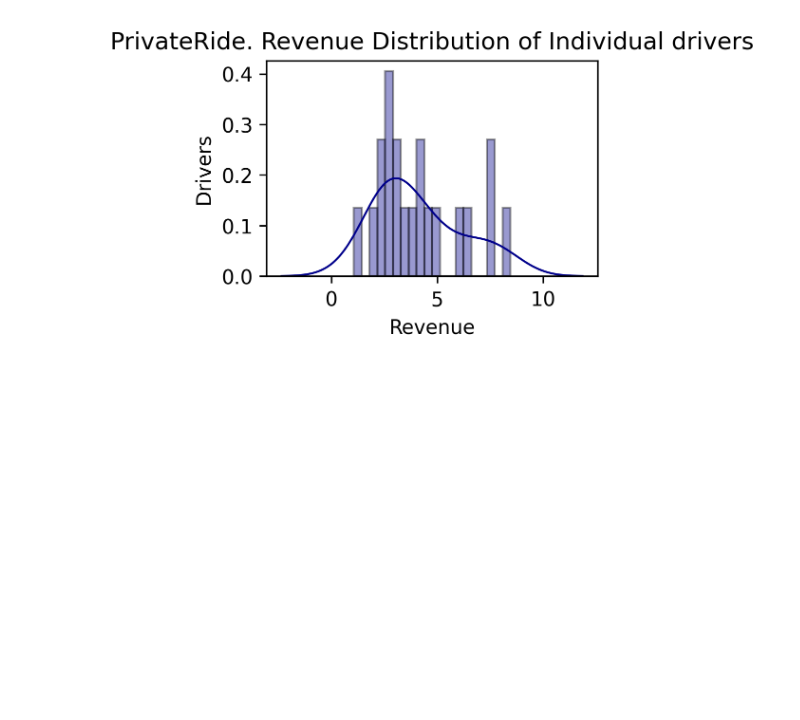
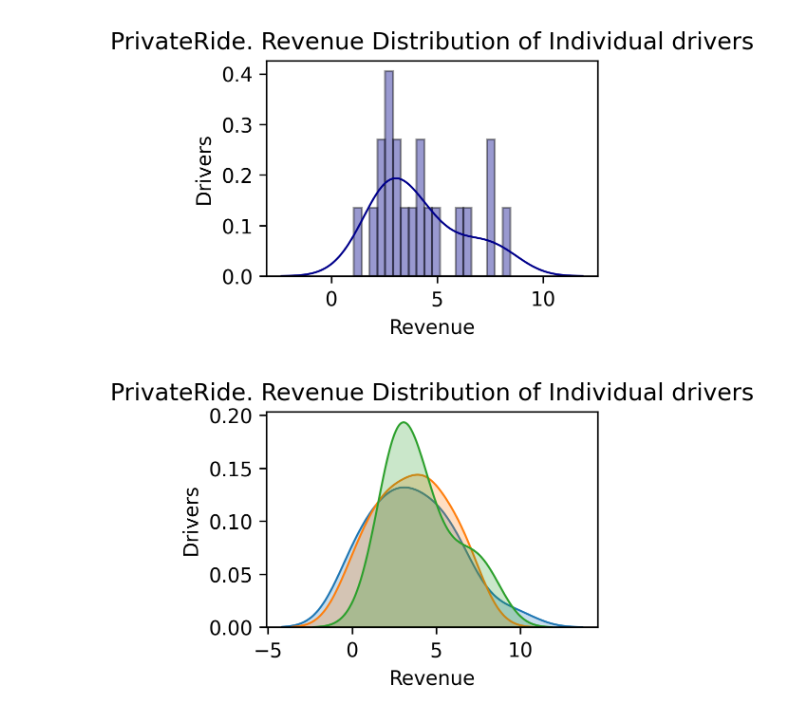
Before and after one commit to Jagiellonian-University/MaaSSim, a Jupyter notebook: docs/tutorials/Plotting/Plotting.ipynb, the cells around one changed output. Cells and saved outputs as stored; diff of their text form; code cells hidden in the pictures; blank space fills up the shorter version.

Commit message:
plots

```diff
--- a/docs/tutorials/Plotting/Plotting.ipynb
+++ b/docs/tutorials/Plotting/Plotting.ipynb
@@ -121,3 +121,15 @@ plt.title('PrivateRide. Revenue Distribution of Individual drivers');
 plt.xlabel('Revenue'); plt.ylabel('Drivers');
 # %% [output]
 [figure]
+# %%
+figsize(3, 2)
+
+sns.kdeplot(ProfitMax['REVENUE'], shade=True);
+sns.kdeplot(PooledRide['REVENUE'], shade=True);
+sns.kdeplot(PrivateRide['REVENUE'], shade=True);
+
+
+plt.title('Revenue Distribution of Individual drivers');
+plt.xlabel('Revenue'); plt.ylabel('Drivers');
+# %% [output]
+[figure, added]
```
